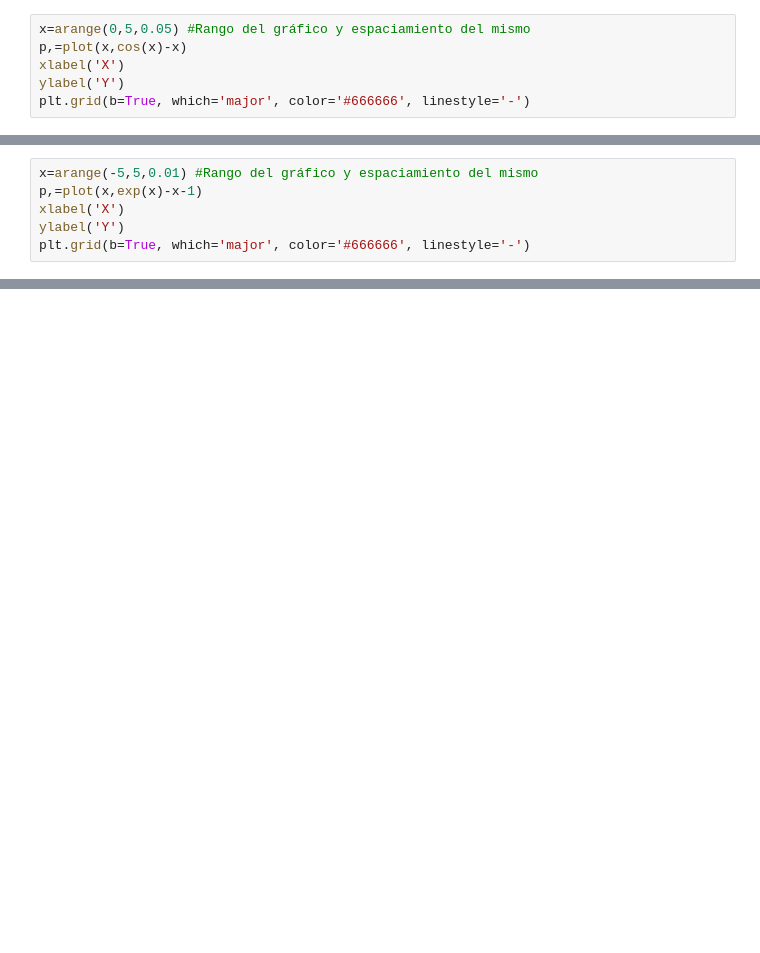
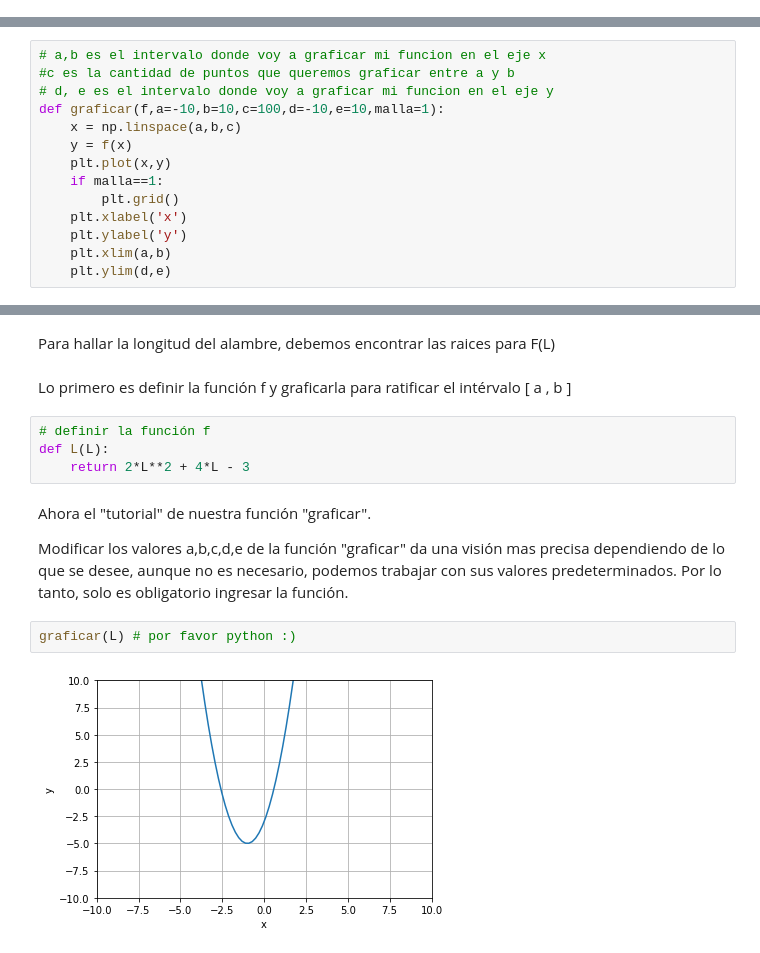
Before and after one commit to garestrear/metodos_numericos, a Jupyter notebook: Métodos_de_búsqueda_de_raíces_con_Python.ipynb, the cells around one changed output, grey strips where cells are left out. Cells and saved outputs as stored; diff of their text form; blank space fills up the shorter version.

```diff
--- a/Métodos_de_búsqueda_de_raíces_con_Python.ipynb
+++ b/Métodos_de_búsqueda_de_raíces_con_Python.ipynb
@@ -136,6 +2,0 @@ Vamos a evaluar las raíces de la función f(x)=cos(x)-x. Primero, realizamos un
-# %%
-x=arange(0,5,0.05) #Rango del gráfico y espaciamiento del mismo
-p,=plot(x,cos(x)-x)
-xlabel('X')
-ylabel('Y')
-plt.grid(b=True, which='major', color='#666666', linestyle='-')
@@ -200,6 +2,0 @@ Este es el gráfico de la misma:
-# %%
-x=arange(-5,5,0.01) #Rango del gráfico y espaciamiento del mismo
-p,=plot(x,exp(x)-x-1)
-xlabel('X')
-ylabel('Y')
-plt.grid(b=True, which='major', color='#666666', linestyle='-')
@@ -224,0 +47,14 @@ La velocidad de convergencia a la solución de ambos métodos es bastante simila
+# %%
+# a,b es el intervalo donde voy a graficar mi funcion en el eje x
+#c es la cantidad de puntos que queremos graficar entre a y b
+# d, e es el intervalo donde voy a graficar mi funcion en el eje y
+def graficar(f,a=-10,b=10,c=100,d=-10,e=10,malla=1):
+    x = np.linspace(a,b,c)
+    y = f(x)
+    plt.plot(x,y)
+    if malla==1:
+        plt.grid()
+    plt.xlabel('x')
+    plt.ylabel('y')
+    plt.xlim(a,b)
+    plt.ylim(d,e)
@@ -224,0 +115,16 @@ La velocidad de convergencia a la solución de ambos métodos es bastante simila
+# %% [markdown]
+Para hallar la longitud del alambre, debemos encontrar las raices para F(L)
+# %% [markdown]
+Lo primero es definir la función f y graficarla para ratificar el intérvalo [ a , b ]
+# %%
+# definir la función f
+def L(L):
+    return 2*L**2 + 4*L - 3
+# %% [markdown]
+Ahora el "tutorial" de nuestra función "graficar".
+
+Modificar los valores a,b,c,d,e de la función "graficar" da una visión mas precisa dependiendo de lo que se desee, aunque no es necesario, podemos trabajar con sus valores predeterminados. Por lo tanto, solo es obligatorio ingresar la función.
+# %%
+graficar(L) # por favor python :)
+# %% [output]
+[figure, added]
```
Also changed, not shown: parts of 88 cells of this notebook.
